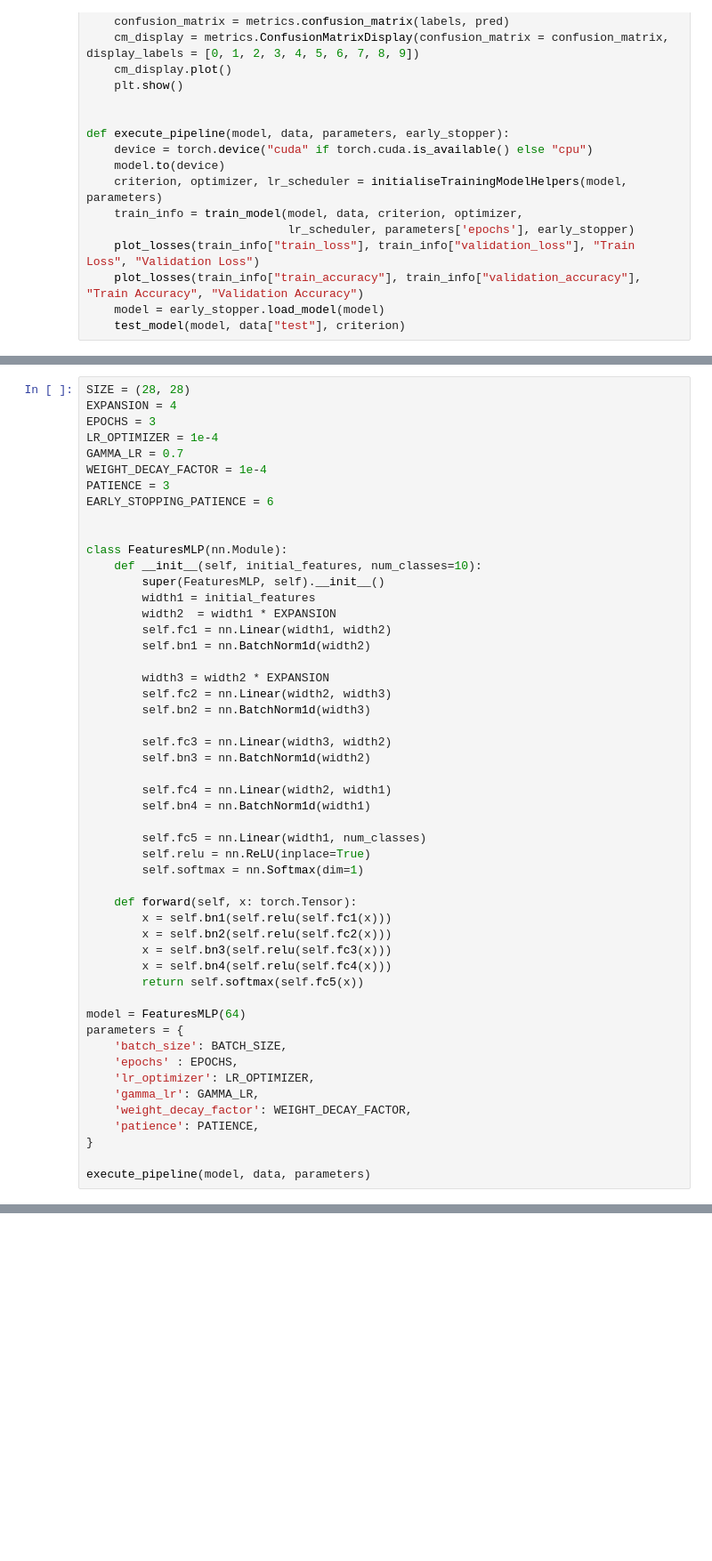
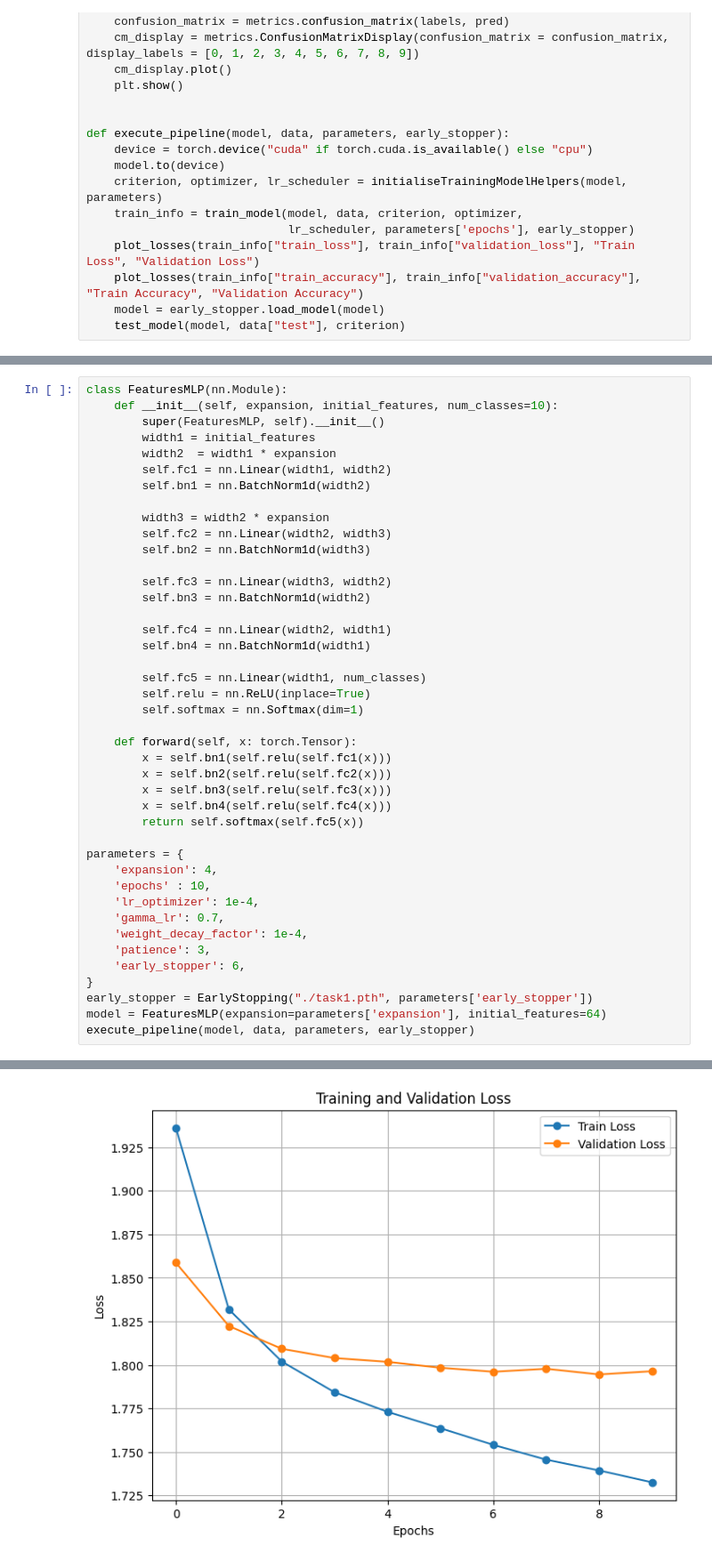
Before and after one commit to AlfredPietraru/Neural-Networks-Fashion-MNIST-Fruits-Dataset, a Jupyter notebook: tema2.ipynb, the cells around one changed output, grey strips where cells are left out. Shown at 89% size. Cells and saved outputs as stored; diff of their text form; blank space fills up the shorter version.

Commit message:
stable version, all models ready

```diff
--- a/tema2.ipynb
+++ b/tema2.ipynb
@@ -211,23 +227,13 @@ print(vocabulary.shape)
 # %%
-SIZE = (28, 28)
-EXPANSION = 4
-EPOCHS = 3
-LR_OPTIMIZER = 1e-4
-GAMMA_LR = 0.7
-WEIGHT_DECAY_FACTOR = 1e-4
-PATIENCE = 3
-EARLY_STOPPING_PATIENCE = 6
-
-
 class FeaturesMLP(nn.Module):
-    def __init__(self, initial_features, num_classes=10):
+    def __init__(self, expansion, initial_features, num_classes=10):
         super(FeaturesMLP, self).__init__()
         width1 = initial_features
-        width2  = width1 * EXPANSION
+        width2  = width1 * expansion
         self.fc1 = nn.Linear(width1, width2)
         self.bn1 = nn.BatchNorm1d(width2)
 
-        width3 = width2 * EXPANSION
+        width3 = width2 * expansion
         self.fc2 = nn.Linear(width2, width3)
         self.bn2 = nn.BatchNorm1d(width3)
 
@@ -248,14 +254,16 @@ class FeaturesMLP(nn.Module):
         x = self.bn4(self.relu(self.fc4(x)))
         return self.softmax(self.fc5(x))
 
-model = FeaturesMLP(64)
 parameters = {
-    'batch_size': BATCH_SIZE,
-    'epochs' : EPOCHS,
-    'lr_optimizer': LR_OPTIMIZER,
-    'gamma_lr': GAMMA_LR,
-    'weight_decay_factor': WEIGHT_DECAY_FACTOR,
-    'patience': PATIENCE,
+    'expansion': 4,
+    'epochs' : 10,
+    'lr_optimizer': 1e-4,
+    'gamma_lr': 0.7,
+    'weight_decay_factor': 1e-4,
+    'patience': 3,
+    'early_stopper': 6,
 }
-
-execute_pipeline(model, data, parameters)
+early_stopper = EarlyStopping("./task1.pth", parameters['early_stopper'])
+model = FeaturesMLP(expansion=parameters['expansion'], initial_features=64)
+execute_pipeline(model, data, parameters, early_stopper)
+# %% [output]
@@ -261,0 +286 @@ execute_pipeline(model, data, parameters)
+[figure, added]
```
Also changed, not shown: parts of 12 cells of this notebook.
